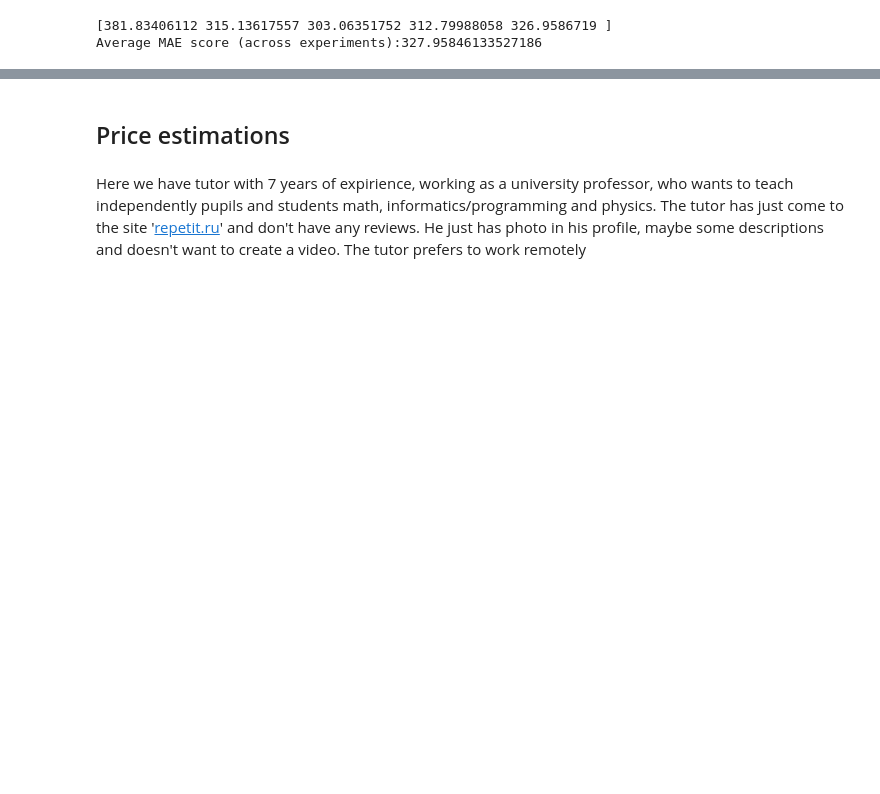
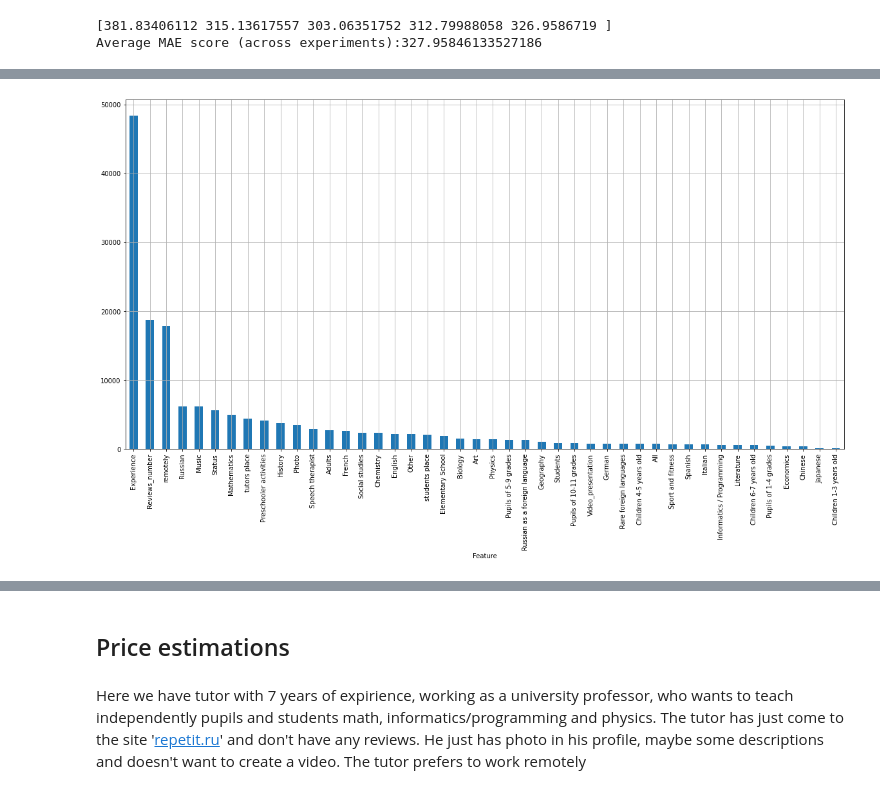
Before and after one commit to JustDoItVV/portfolio, a Jupyter notebook: DataScience/Moscow_tutors/Moscow_tutor's_price_prediction.ipynb, the cells around one changed output, grey strips where cells are left out. Saved outputs shown, nothing was run; the diff lists cells and outputs as text; code cells hidden in the pictures; blank space fills up the shorter version.

```diff
--- a/DataScience/Moscow_tutors/Moscow_tutor's_price_prediction.ipynb
+++ b/DataScience/Moscow_tutors/Moscow_tutor's_price_prediction.ipynb
@@ -447,0 +496,10 @@ Average MAE score (across experiments):327.95846133527186
+# %%
+df_train = X_train.join(y_train)
+# %%
+task = Task('reg', loss='mae', metric='mae')
+roles = {'target': 'Price'}
+# %%
+%%time
+automl = TabularAutoML(task = task, timeout = 600, cpu_limit = 4,
+                       reader_params = {'n_jobs': 4, 'cv': 5, 'random_state': 42})
+oof_pred = automl.fit_predict(df_train, roles = roles)
@@ -447,0 +509,5 @@ Average MAE score (across experiments):327.95846133527186
+# %%
+%%time
+fast_fi = automl.get_feature_scores('fast')
+fast_fi.set_index('Feature')['Importance'].plot.bar(figsize = (20, 10), grid = True)
+# %% [output]
@@ -447,0 +516 @@ Average MAE score (across experiments):327.95846133527186
+[figure, added]
```
Also changed, not shown: parts of 21 cells of this notebook.
